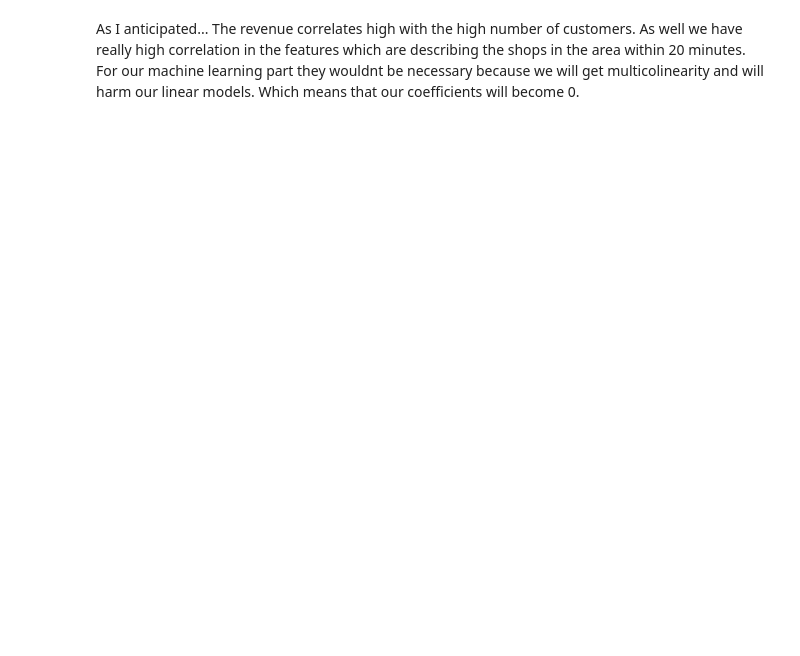
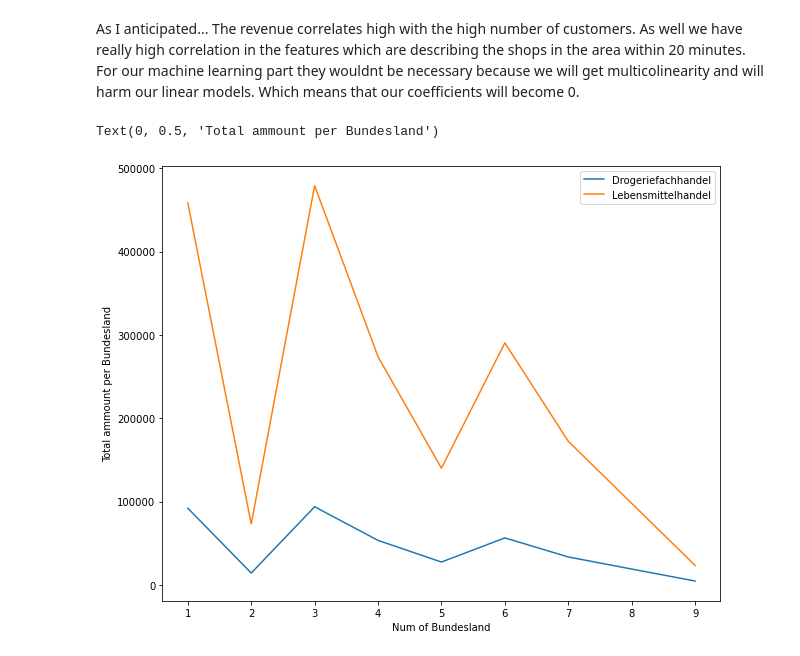
Before and after one commit to pythonTedo/Jo-CustemerCard, a Jupyter notebook: datainspect.ipynb, the cells around one changed output. Drawn from its saved outputs; the diff is of its cells as text; code cells hidden in the pictures; blank space fills up the shorter version.

```diff
--- a/datainspect.ipynb
+++ b/datainspect.ipynb
@@ -94,2 +94,11 @@ sns.heatmap(df.corr())
 # %% [markdown]
 As I anticipated... The revenue correlates high with the high number of customers. As well we have really high correlation in the features which are describing the shops in the area within 20 minutes. For our machine learning part they wouldnt be necessary because we will get multicolinearity and will harm our linear models. Which means that our coefficients will become 0.
+# %%
+plt.figure(figsize=(10,8))
+sns.lineplot(df.groupby("B_LAND").agg("sum").index, df.groupby("B_LAND").agg("sum")["KaufKraft_Drogeriefachhandel_KOPF"], label='Drogeriefachhandel')
+sns.lineplot(df.groupby("B_LAND").agg("sum").index, df.groupby("B_LAND").agg("sum")["KaufKraft_Lebensmittelhandel_KOPF"], label='Lebensmittelhandel')
+plt.xlabel("Num of Bundesland")
+plt.ylabel("Total ammount per Bundesland")
+# %% [output]
+Text(0, 0.5, 'Total ammount per Bundesland')
+[figure, added]
```
Also changed, not shown: parts of 27 cells of this notebook, 1 other file.
